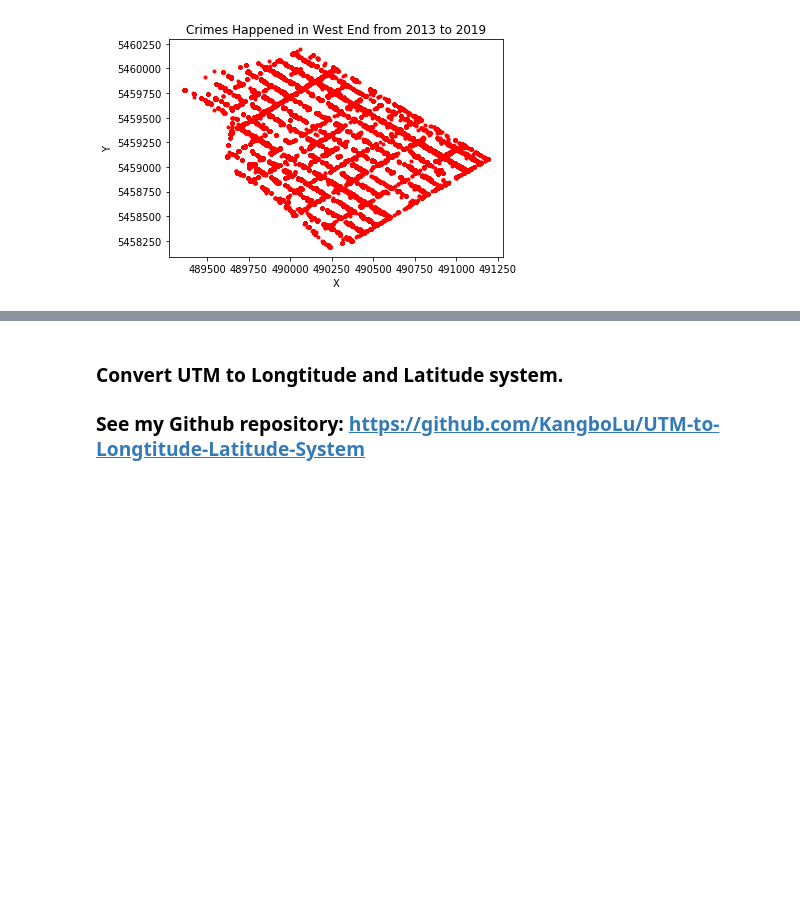
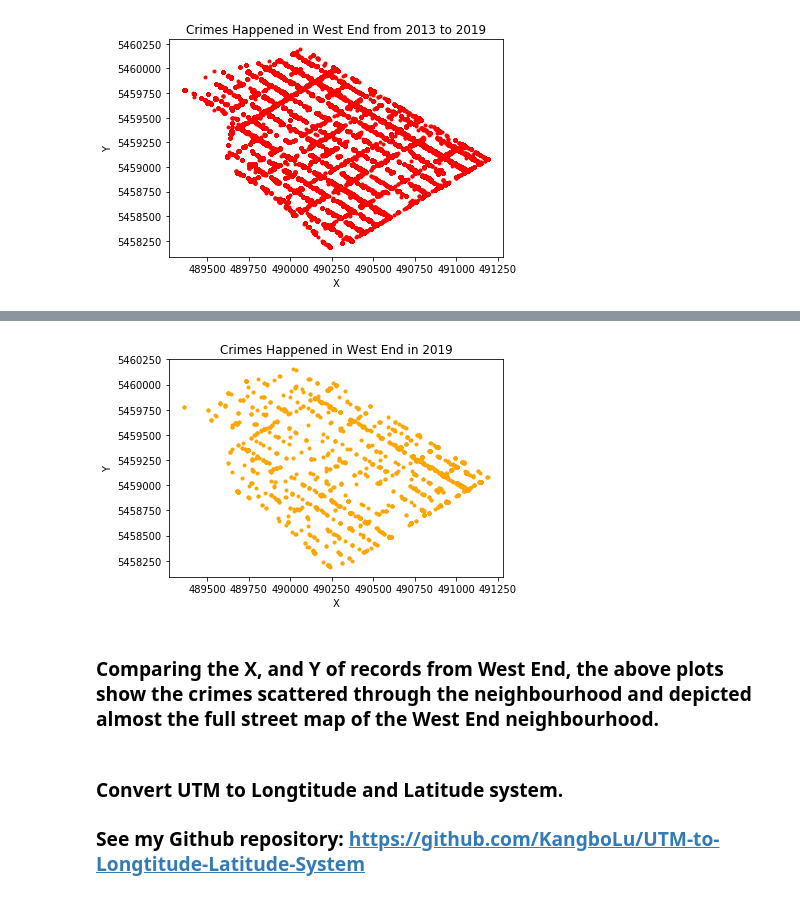
Before and after one commit to KangboLu/Exploratory-Analysis-of-Vancouver-Crimes, a Jupyter notebook: Exploratory Analysis of Vancouver Crime Data .ipynb, the cells around one changed output, grey strips where cells are left out. Cells and saved outputs as stored; diff of their text form; code cells hidden in the pictures; blank space fills up the shorter version.

```diff
--- a/Exploratory Analysis of Vancouver Crime Data .ipynb
+++ b/Exploratory Analysis of Vancouver Crime Data .ipynb
@@ -464,11 +475,16 @@ plt.show()
 # %%
-west_end_X_2019 = crime_records_without_offset[crime_records_without_offset["NEIGHBOURHOOD"]=="West End"]["X"]
-west_end_Y_2019 = crime_records_without_offset[crime_records_without_offset["NEIGHBOURHOOD"]=="West End"]["Y"]
-plt.scatter(west_end_X,west_end_Y, color="red", marker=".")
+cimes_2019 = crime_records_without_offset[crime_records_without_offset["YEAR"]==2019]
+west_end_X_2019 = cimes_2019[cimes_2019["NEIGHBOURHOOD"]=="West End"]["X"]
+west_end_Y_2019 = cimes_2019[cimes_2019["NEIGHBOURHOOD"]=="West End"]["Y"]
+plt.scatter(west_end_X_2019,west_end_Y_2019, color="orange", marker=".")
 plt.xlabel("X")
 plt.ylabel("Y")
-plt.title('Crimes Happened in West End from 2013 to 2019')
+plt.title('Crimes Happened in West End in 2019')
 plt.show()
+# %% [output]
+[figure, added]
+# %% [markdown]
+### Comparing the X, and Y of records from West End, the above plots show the crimes scattered through the neighbourhood and depicted almost the full street map of the West End neighbourhood.
 # %% [markdown]
 ### Convert UTM to Longtitude and Latitude system.
 ### See my Github repository: https://github.com/KangboLu/UTM-to-Longtitude-Latitude-System
```
Also changed, not shown: parts of 2 cells of this notebook.
